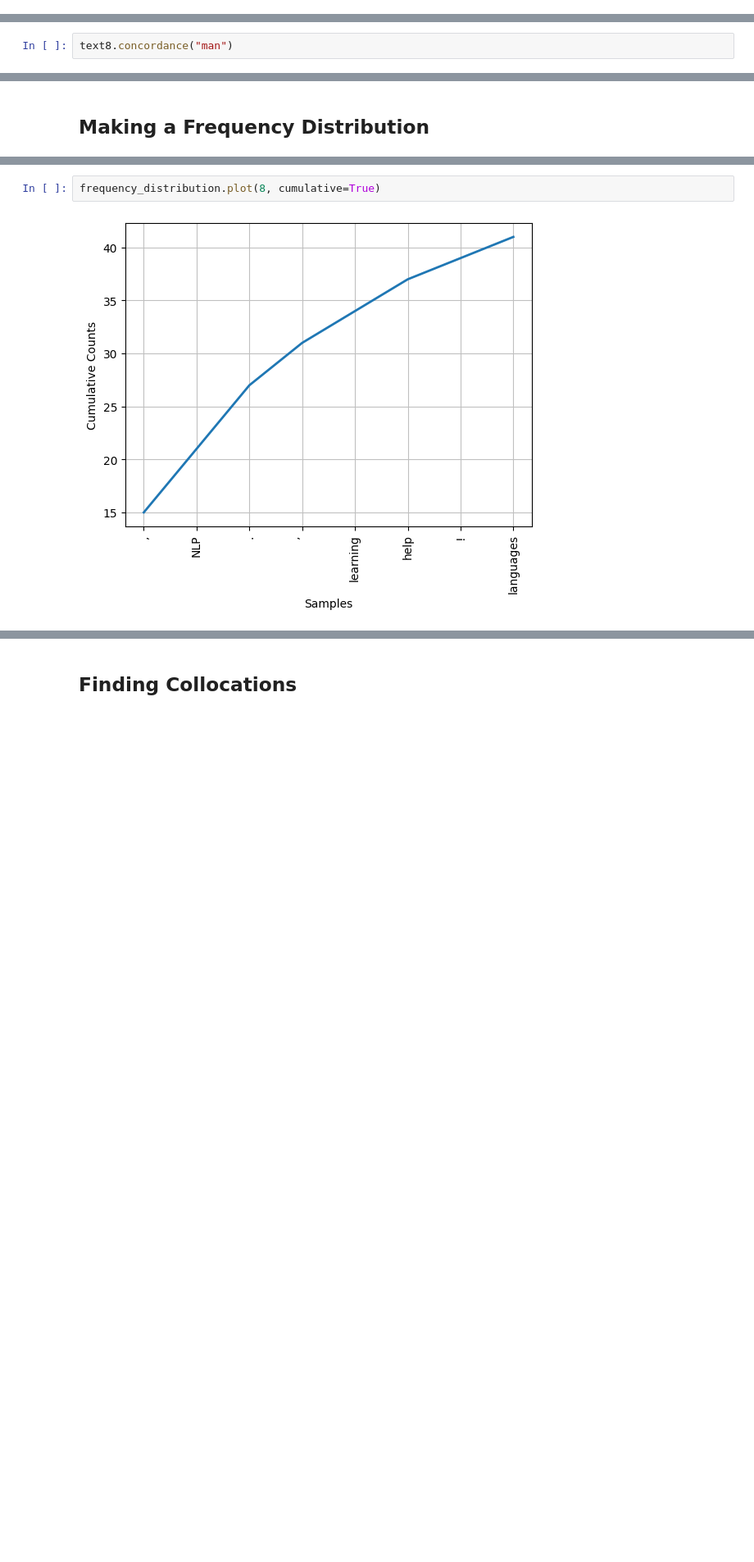
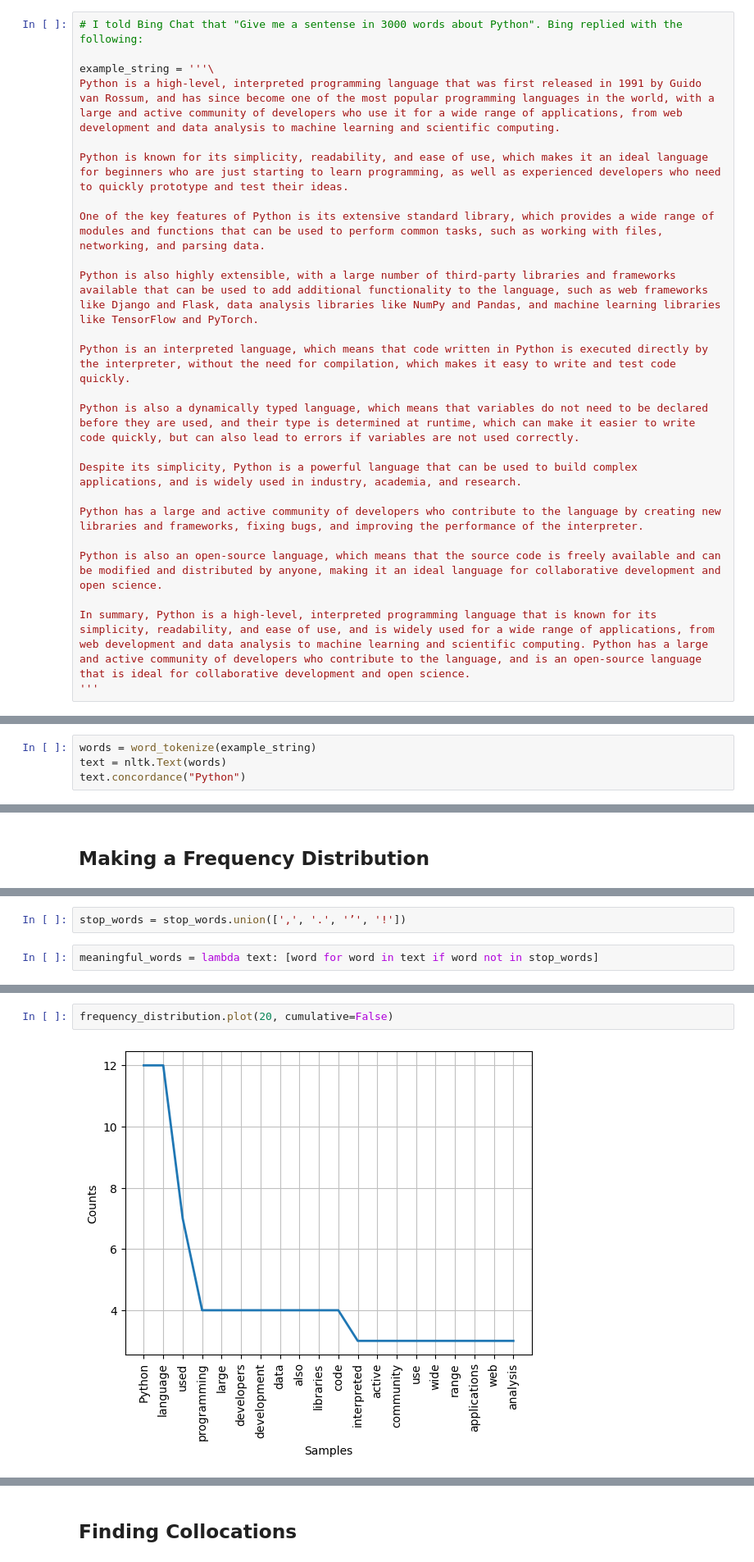
Before and after one commit to araobp/Learning-MarTech, a Jupyter notebook: NLP_basics.ipynb, the cells around one changed output, grey strips where cells are left out. Shown at 82% size. Cells and saved outputs as stored; diff of their text form; blank space fills up the shorter version.

```diff
--- a/NLP_basics.ipynb
+++ b/NLP_basics.ipynb
@@ -48,3 +43,27 @@ Is there anything else I can help you with?"
+# %%
+# I told Bing Chat that "Give me a sentense in 3000 words about Python". Bing replied with the following:
+
+example_string = '''\
+Python is a high-level, interpreted programming language that was first released in 1991 by Guido van Rossum, and has since become one of the most popular programming languages in the world, with a large and active community of developers who use it for a wide range of applications, from web development and data analysis to machine learning and scientific computing.
+
+Python is known for its simplicity, readability, and ease of use, which makes it an ideal language for beginners who are just starting to learn programming, as well as experienced developers who need to quickly prototype and test their ideas.
+
+One of the key features of Python is its extensive standard library, which provides a wide range of modules and functions that can be used to perform common tasks, such as working with files, networking, and parsing data.
+
+Python is also highly extensible, with a large number of third-party libraries and frameworks available that can be used to add additional functionality to the language, such as web frameworks like Django and Flask, data analysis libraries like NumPy and Pandas, and machine learning libraries like TensorFlow and PyTorch.
+
+Python is an interpreted language, which means that code written in Python is executed directly by the interpreter, without the need for compilation, which makes it easy to write and test code quickly.
+
+Python is also a dynamically typed language, which means that variables do not need to be declared before they are used, and their type is determined at runtime, which can make it easier to write code quickly, but can also lead to errors if variables are not used correctly.
+
+Despite its simplicity, Python is a powerful language that can be used to build complex applications, and is widely used in industry, academia, and research.
+
+Python has a large and active community of developers who contribute to the language by creating new libraries and frameworks, fixing bugs, and improving the performance of the interpreter.
+
+Python is also an open-source language, which means that the source code is freely available and can be modified and distributed by anyone, making it an ideal language for collaborative development and open science.
+
+In summary, Python is a high-level, interpreted programming language that is known for its simplicity, readability, and ease of use, and is widely used for a wide range of applications, from web development and data analysis to machine learning and scientific computing. Python has a large and active community of developers who contribute to the language, and is an open-source language that is ideal for collaborative development and open science.
+'''
 # %%
 example_string
 # %% [output]
@@ -297,5 +328,7 @@ extract_ne(example_string)
 # %% [markdown]
 ## Using Concrdance
 # %%
-text8.concordance("man")
+words = word_tokenize(example_string)
+text = nltk.Text(words)
+text.concordance("Python")
 # %% [output]
@@ -353,3 +379,7 @@ meaningful_words = lambda text: [word for word in text if word.casefold() not in
+# %%
+stop_words = stop_words.union([',', '.', '’', '!'])
+# %%
+meaningful_words = lambda text: [word for word in text if word not in stop_words]
 # %%
 frequency_distribution = FreqDist(meaningful_words(words))
 frequency_distribution
@@ -358,4 +388,4 @@ FreqDist({',': 15, 'NLP': 6, '.': 6, '’': 4, 'learning': 3, 'help': 3, '!': 2,
 # %%
-frequency_distribution.plot(8, cumulative=True)
+frequency_distribution.plot(20, cumulative=False)
 # %% [output]
-[figure, old version]
+[figure, new version]
```
Also changed, not shown: parts of 27 cells of this notebook.
